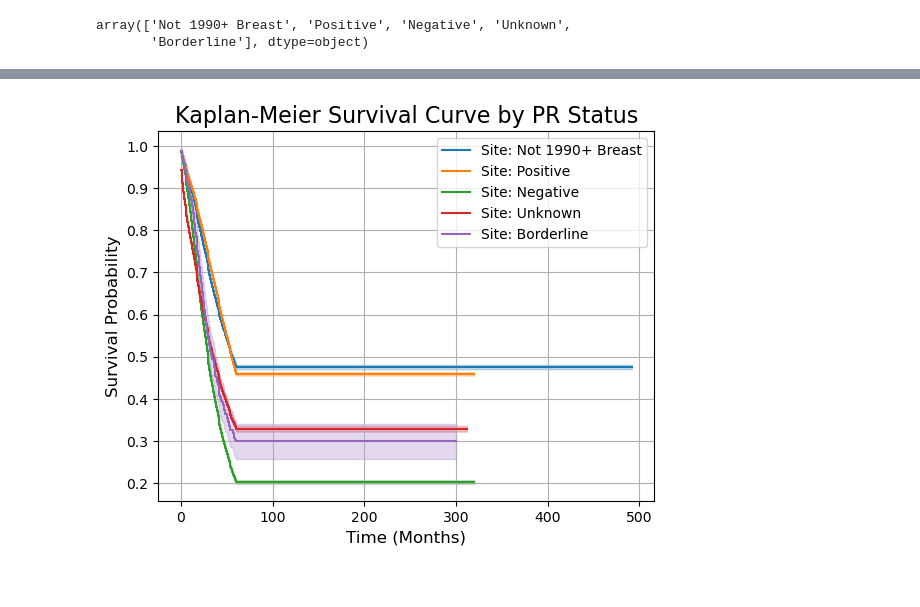
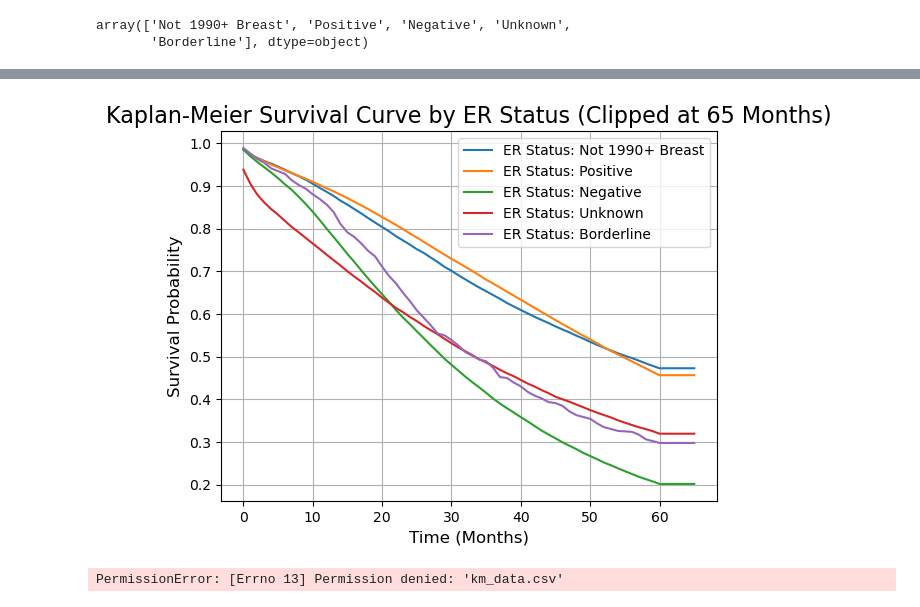
Before and after one commit to aaditya0106/cancer-dashboard, a Jupyter notebook: KMgraphsInit.ipynb, the cells around one changed output, grey strips where cells are left out. Saved outputs shown, nothing was run; the diff lists cells and outputs as text; code cells hidden in the pictures.

```diff
--- a/KMgraphsInit.ipynb
+++ b/KMgraphsInit.ipynb
@@ -1090,4 +1487,6 @@ event status                                         0
 dtype: int64
+# %%
+data_cleaned = data.copy()
 # %%
 # Stratify by a categorical feature (e.g., Age at Diagnosis)
 groups = data_cleaned['Age'].unique()  # Unique categories
@@ -1127,5 +1574,7 @@ array(['C50.9-Breast, NOS', 'C50.4-Upper-outer quadrant of breast',
 # %%
 # Loop through each group and fit the Kaplan-Meier curve
+plt.figure(figsize=(10, 6))
+
 for group2 in groups2:
     group_data2 = data_cleaned[data_cleaned['Primary Site - labeled'] == group2]
     time = group_data2['Survival months']
@@ -1133,10 +1582,17 @@ for group2 in groups2:
 
     # Fit the model for the group
     kmf.fit(time, event_observed=event, label=f'Site: {group2}')
-    kmf.plot_survival_function()
+
+    # Extract and clip survival function
+    km_data = kmf.survival_function_
+    km_data_clipped = km_data[km_data.index <= 65]
+    km_column = km_data_clipped.columns[0]  # Dynamically get the column name
+
+    # Plot the clipped survival function
+    plt.plot(km_data_clipped.index, km_data_clipped[km_column], label=f'Site: {group2}')
 
 # Add plot details
-plt.title('Kaplan-Meier Survival Curve by Primary Site', fontsize=16)
+plt.title('Kaplan-Meier Survival Curve by Primary Site (Clipped at 100 Months)', fontsize=16)
 plt.xlabel('Time (Months)', fontsize=12)
 plt.ylabel('Survival Probability', fontsize=12)
 plt.legend()
@@ -1152,17 +1608,26 @@ array(['Not 1990+ Breast', 'Positive', 'Negative', 'Unknown',
        'Borderline'], dtype=object)
 # %%
 # Loop through each group and fit the Kaplan-Meier curve
+plt.figure(figsize=(10, 6))
+
 for group3 in groups3:
     group_data3 = data_cleaned[data_cleaned['ER Status Recode Breast Cancer (1990+)'] == group3]
     time = group_data3['Survival months']
     event = group_data3['event status']
 
     # Fit the model for the group
-    kmf.fit(time, event_observed=event, label=f'Site: {group3}')
-    kmf.plot_survival_function()
+    kmf.fit(time, event_observed=event, label=f'ER Status: {group3}')
+
+    # Extract and clip survival function
+    km_data = kmf.survival_function_
+    km_data_clipped = km_data[km_data.index <= 65]
+    km_column = km_data_clipped.columns[0]  # Dynamically get the column name
+
+    # Plot the clipped survival function
+    plt.plot(km_data_clipped.index, km_data_clipped[km_column], label=f'ER Status: {group3}')
 
 # Add plot details
-plt.title('Kaplan-Meier Survival Curve by ER Status', fontsize=16)
+plt.title('Kaplan-Meier Survival Curve by ER Status (Clipped at 100 Months)', fontsize=16)
 plt.xlabel('Time (Months)', fontsize=12)
 plt.ylabel('Survival Probability', fontsize=12)
 plt.legend()
@@ -1194,20 +1659,32 @@ Name: PR Status Recode Breast Cancer (1990+), Length: 154163, dtype: object
 # %%
-# Loop through each group and fit the Kaplan-Meier curve
 for group4 in groups4:
     group_data4 = data_cleaned[data_cleaned['ER Status Recode Breast Cancer (1990+)'] == group4]
     time = group_data4['Survival months']
     event = group_data4['event status']
 
     # Fit the model for the group
-    kmf.fit(time, event_observed=event, label=f'Site: {group4}')
-    kmf.plot_survival_function()
+    kmf.fit(time, event_observed=event, label=f'ER Status: {group4}')
+
+    # Extract and clip survival function
+    km_data = kmf.survival_function_
+    km_data_clipped = km_data[km_data.index <= 65]
+    km_column = km_data_clipped.columns[0]  # Dynamically get the column name
+
+    # Plot the clipped survival function
+    plt.plot(km_data_clipped.index, km_data_clipped[km_column], label=f'ER Status: {group4}')
 
 # Add plot details
-plt.title('Kaplan-Meier Survival Curve by PR Status', fontsize=16)
+plt.title('Kaplan-Meier Survival Curve by ER Status (Clipped at 65 Months)', fontsize=16)
 plt.xlabel('Time (Months)', fontsize=12)
 plt.ylabel('Survival Probability', fontsize=12)
 plt.legend()
 plt.grid(True)
 plt.show()
 # %% [output]
-[figure, old version]
+[figure, new version]
+# %%
+# Save to CSV
+data_cleaned.to_csv('km_data.csv', index=False)
+print("Data exported to 'km_data.csv'")
+# %% [output]
+PermissionError: [Errno 13] Permission denied: 'km_data.csv'
```
Also changed, not shown: parts of 66 cells of this notebook.
